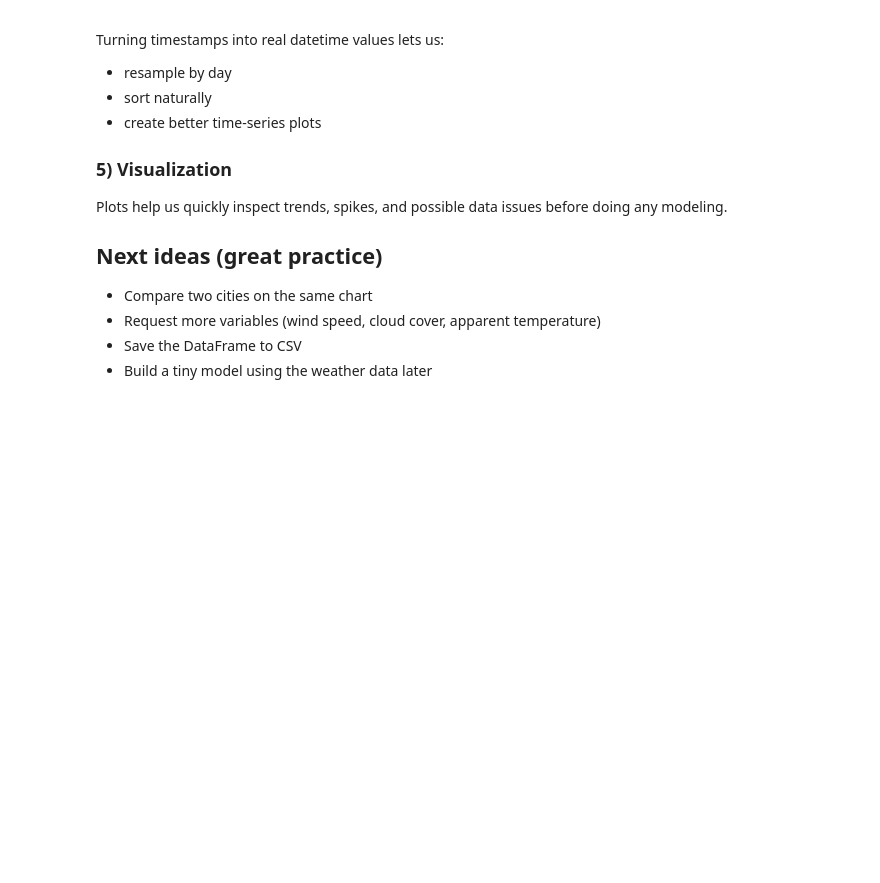
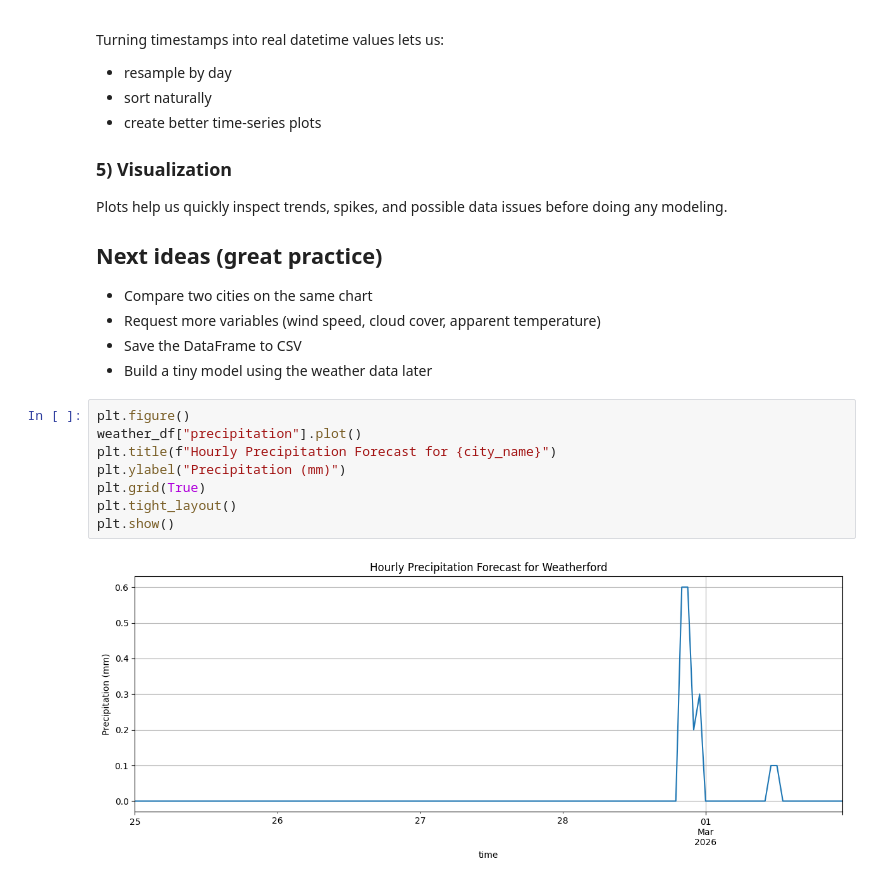
Before and after one commit to jeremy-evert/handson-ml3, a Jupyter notebook: api_practice/api_practice.ipynb, the cells around one changed output. Saved outputs shown, nothing was run; the diff lists cells and outputs as text; blank space fills up the shorter version.

```diff
--- a/api_practice/api_practice.ipynb
+++ b/api_practice/api_practice.ipynb
@@ -271,3 +276,13 @@ Plots help us quickly inspect trends, spikes, and possible data issues before do
 - Request more variables (wind speed, cloud cover, apparent temperature)
 - Save the DataFrame to CSV
 - Build a tiny model using the weather data later
+# %%
+plt.figure()
+weather_df["precipitation"].plot()
+plt.title(f"Hourly Precipitation Forecast for {city_name}")
+plt.ylabel("Precipitation (mm)")
+plt.grid(True)
+plt.tight_layout()
+plt.show()
+# %% [output]
+[figure, added]
```
Also changed, not shown: parts of 4 cells of this notebook.
